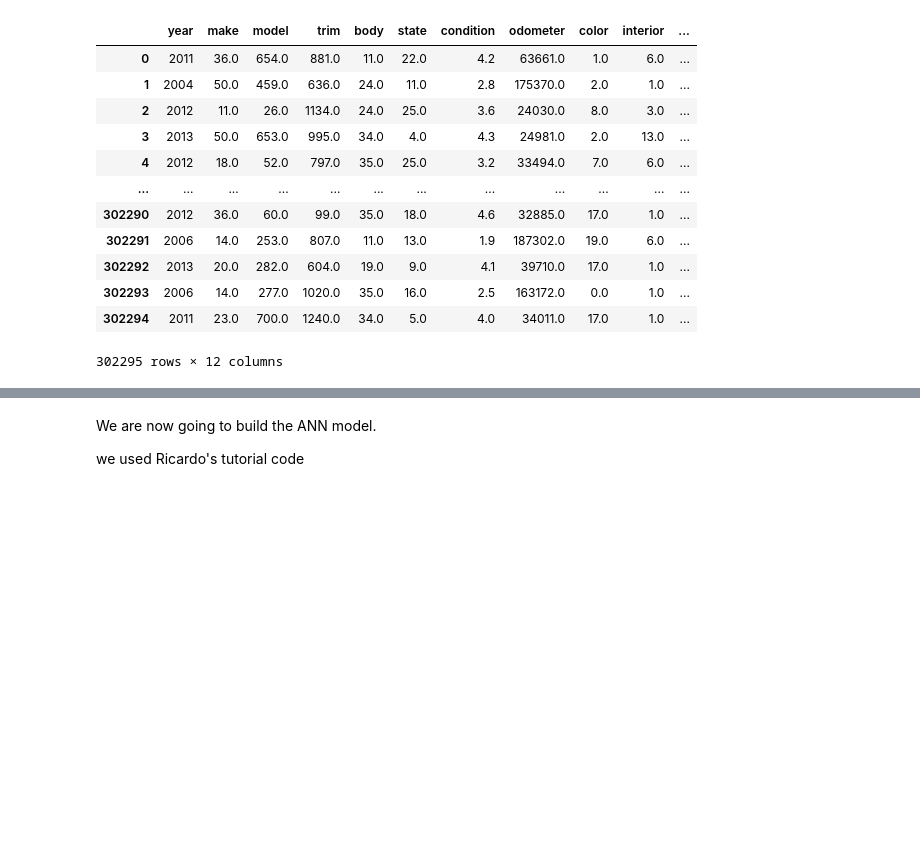
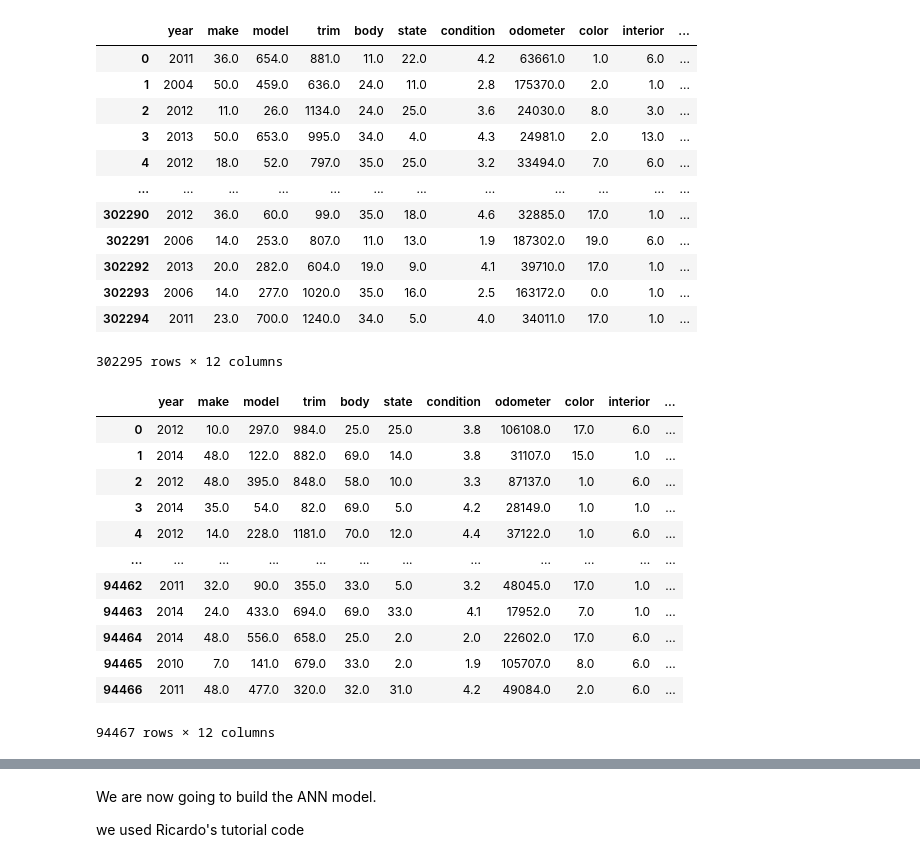
Before and after one commit to alvaarro/AI_Group11_Assignment, a Jupyter notebook: Car_Sales.ipynb, the cells around one changed output, grey strips where cells are left out. Cells and saved outputs as stored; diff of their text form; code cells hidden in the pictures; blank space fills up the shorter version.

```diff
--- a/Car_Sales.ipynb
+++ b/Car_Sales.ipynb
@@ -394,10 +371,29 @@ train_data
 | 302294 | 2011 | 23.0 | 700.0 | 1240.0 | 34.0 | 5.0 | 4.0 | 34011.0 | 17.0 | 1.0 | ... |
 302295 rows × 12 columns
 # %%
-# We do the same for the Validation data than for the test_data
+# We do the same for the Validation data than for the train_data
 
 validation_data = standarize_Data_Big_Columns(validation_data)
 
 validation_data = validation_data.reset_index(drop=True)
 
 validation_data = standarize_Data_Transmission(validation_data)
+
+# We drop the transmission column that we are not going to use anymore
+validation_data.drop('transmission', axis=1, inplace=True)
+# %%
+validation_data
+# %% [output]
+|  | year | make | model | trim | body | state | condition | odometer | color | interior | ... |
+| 0 | 2012 | 10.0 | 297.0 | 984.0 | 25.0 | 25.0 | 3.8 | 106108.0 | 17.0 | 6.0 | ... |
+| 1 | 2014 | 48.0 | 122.0 | 882.0 | 69.0 | 14.0 | 3.8 | 31107.0 | 15.0 | 1.0 | ... |
+| 2 | 2012 | 48.0 | 395.0 | 848.0 | 58.0 | 10.0 | 3.3 | 87137.0 | 1.0 | 6.0 | ... |
+| 3 | 2014 | 35.0 | 54.0 | 82.0 | 69.0 | 5.0 | 4.2 | 28149.0 | 1.0 | 1.0 | ... |
+| 4 | 2012 | 14.0 | 228.0 | 1181.0 | 70.0 | 12.0 | 4.4 | 37122.0 | 1.0 | 6.0 | ... |
+| ... | ... | ... | ... | ... | ... | ... | ... | ... | ... | ... | ... |
+| 94462 | 2011 | 32.0 | 90.0 | 355.0 | 33.0 | 5.0 | 3.2 | 48045.0 | 17.0 | 1.0 | ... |
+| 94463 | 2014 | 24.0 | 433.0 | 694.0 | 69.0 | 33.0 | 4.1 | 17952.0 | 7.0 | 1.0 | ... |
+| 94464 | 2014 | 48.0 | 556.0 | 658.0 | 25.0 | 2.0 | 2.0 | 22602.0 | 17.0 | 6.0 | ... |
+| 94465 | 2010 | 7.0 | 141.0 | 679.0 | 33.0 | 2.0 | 1.9 | 105707.0 | 8.0 | 6.0 | ... |
+| 94466 | 2011 | 48.0 | 477.0 | 320.0 | 32.0 | 31.0 | 4.2 | 49084.0 | 2.0 | 6.0 | ... |
+94467 rows × 12 columns
```
Also changed, not shown: parts of 40 cells of this notebook.
